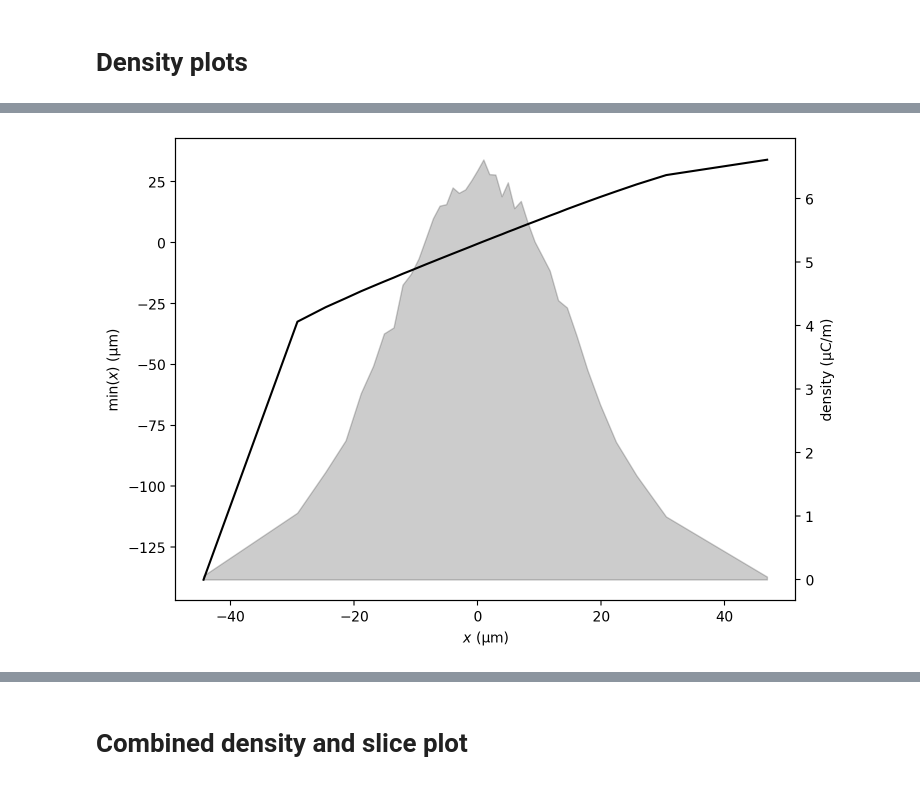
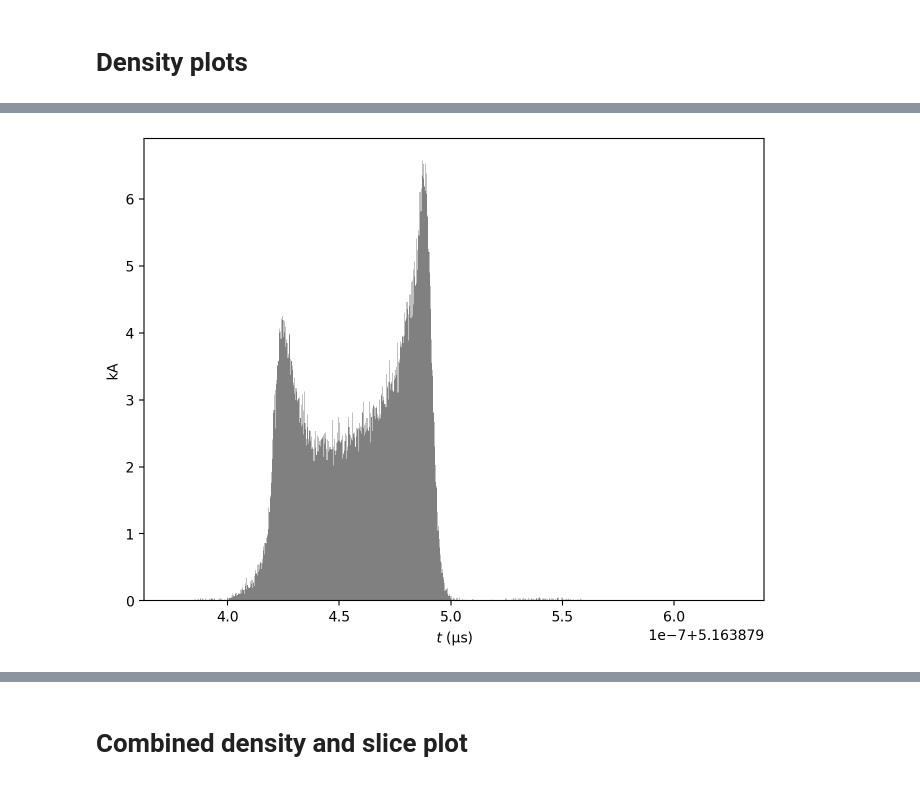
Before and after one commit to ChristopherMayes/openPMD-beamphysics, a Jupyter notebook: examples/plot_examples/plot_examples.ipynb, the cells around one changed output, grey strips where cells are left out. Saved outputs shown, nothing was run; the diff lists cells and outputs as text; code cells hidden in the pictures.

```diff
--- a/examples/plot_examples/plot_examples.ipynb
+++ b/examples/plot_examples/plot_examples.ipynb
@@ -74,4 +35,4 @@ marginal_plot(P, 'x', 'y', bins=150);
-# %%
-slice_plot(P, 'min_x', slice_key='x');
-# %% [output]
-[figure, removed]
+# %%
+P.plot('t')
+# %% [output]
+[figure, added]
```
Also changed, not shown: parts of 13 cells of this notebook, 21 other files.
